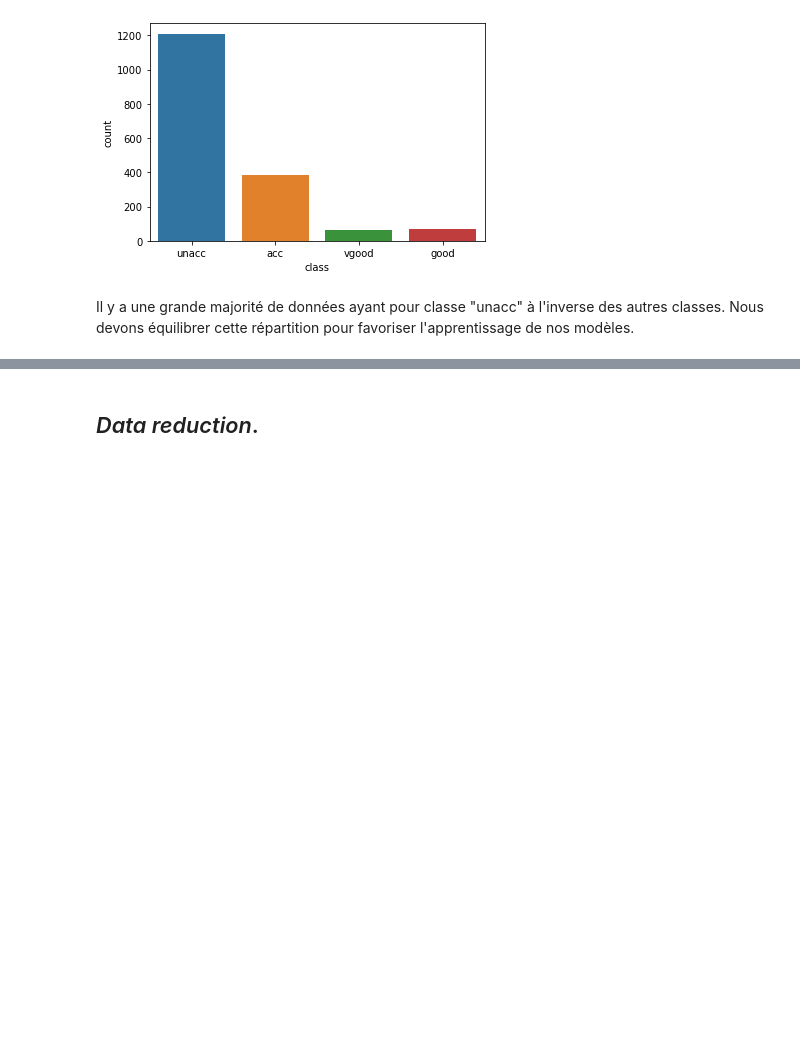
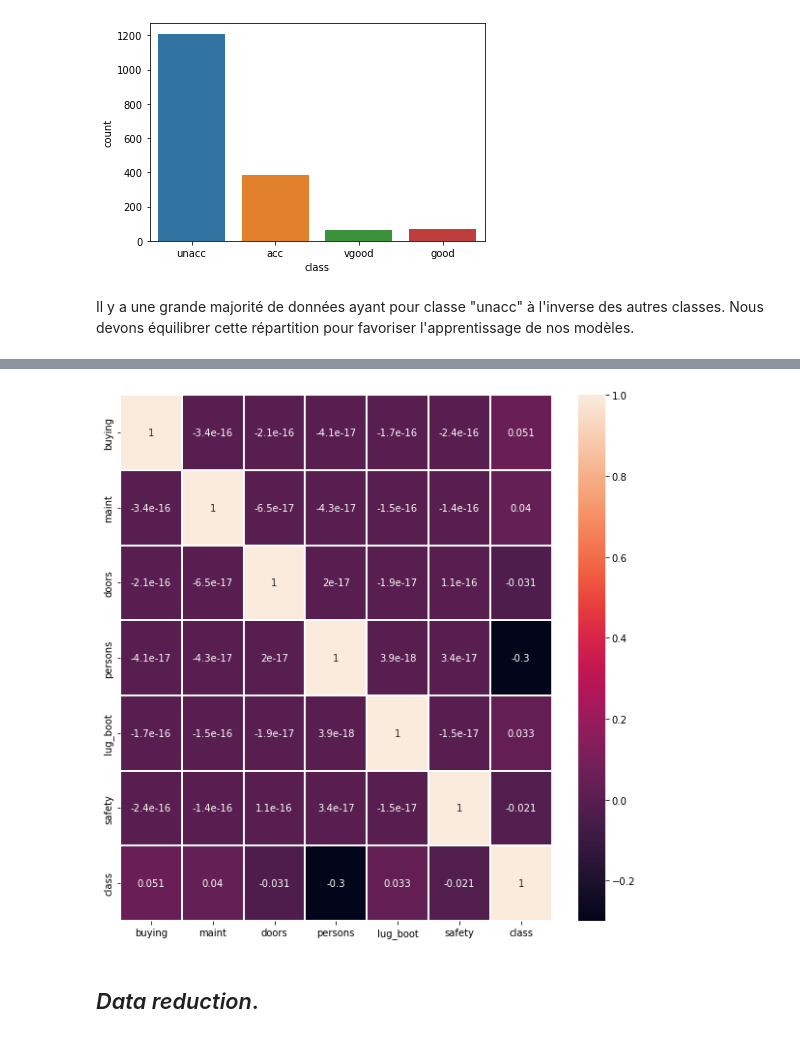
Before and after one commit to m27bay/Rough-Set-Theory-QuickReduct, a Jupyter notebook: src/notebook.ipynb, the cells around one changed output, grey strips where cells are left out. Cells and saved outputs as stored; diff of their text form; code cells hidden in the pictures; blank space fills up the shorter version.

```diff
--- a/src/notebook.ipynb
+++ b/src/notebook.ipynb
@@ -893,0 +990,4 @@ Il y a une grande majorité de données ayant pour classe "unacc" à l'inverse d
+# %%
+X = df_car.drop("class", axis=1)
+y = df_car["class"]
+X, y
@@ -893,0 +1014,6 @@ Il y a une grande majorité de données ayant pour classe "unacc" à l'inverse d
+# %%
+encoder = LabelEncoder()
+yencode = encoder.fit_transform(y)
+
+encoder = OrdinalEncoder(dtype=np.int64)
+Xencode = encoder.fit_transform(X)
@@ -893,0 +1022,4 @@ Il y a une grande majorité de données ayant pour classe "unacc" à l'inverse d
+# %%
+car_encode = [list(np.concatenate([x, [y]], axis=0)) for x, y in zip(Xencode, yencode)]
+df_car_encode = pd.DataFrame(car_encode, columns=columns)
+df_car_encode
@@ -894,3 +1040,10 @@ Il y a une grande majorité de données ayant pour classe "unacc" à l'inverse d
+# %%
+corr_matrix = df_car_encode.corr()
+fig, ax = plt.subplots(figsize=(10, 10))
+sns.heatmap(corr_matrix, annot=True, linewidths=.3)
+plt.show()
+# %% [output]
+[figure, added]
 # %% [markdown]
 ## *Data reduction*.
 # %% [markdown]
```
Also changed, not shown: parts of 79 cells of this notebook.
